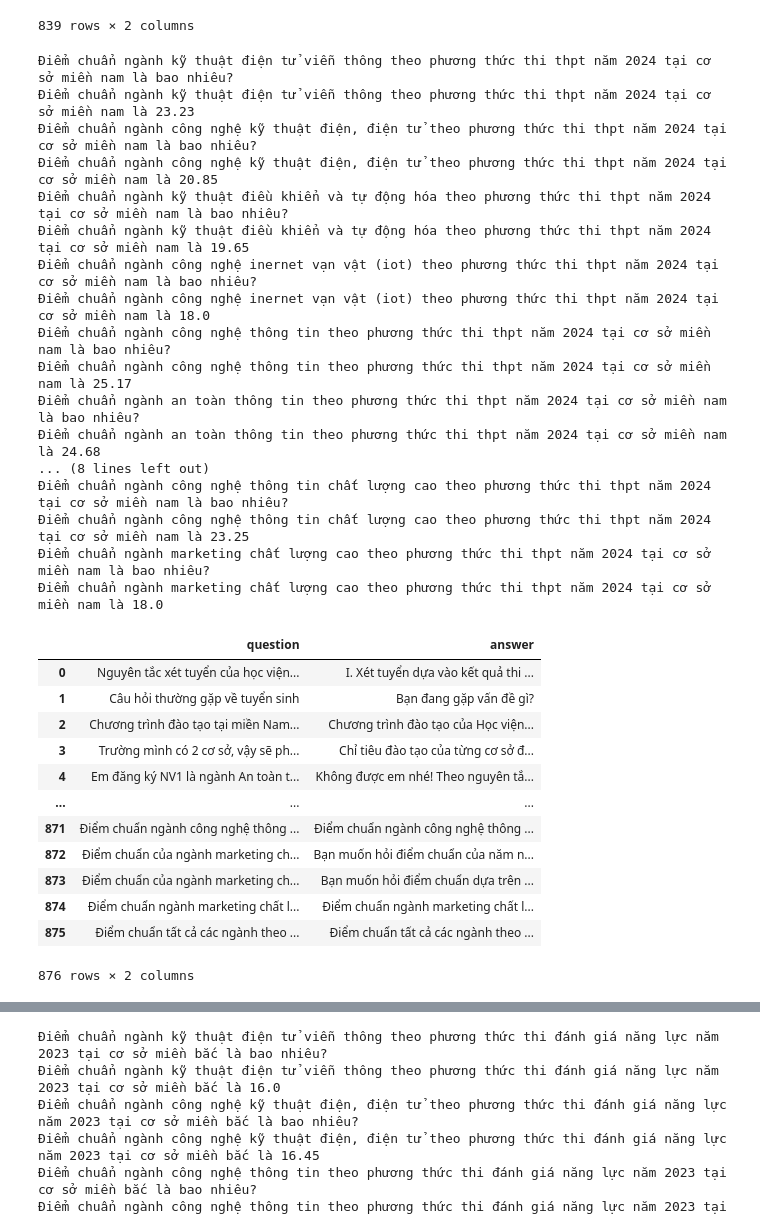
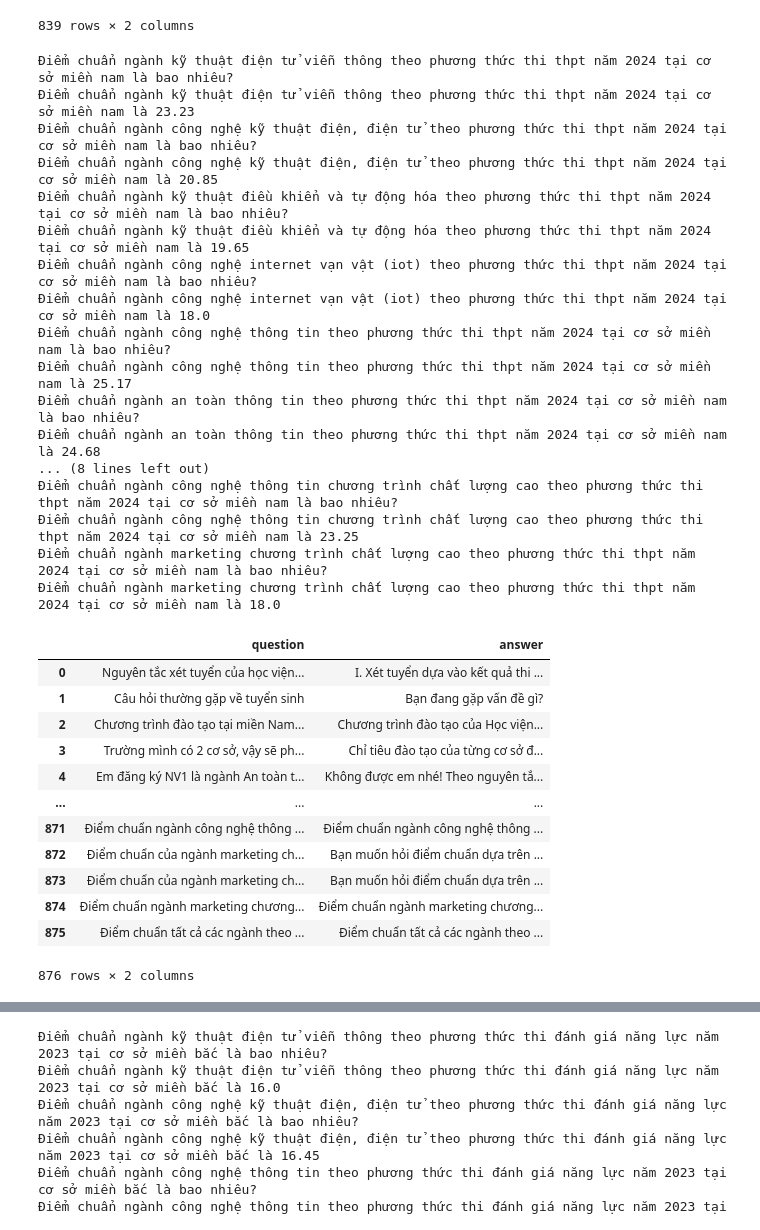
Before and after one commit to NguyenVanDuc0405/retrieval_chatbots, a Jupyter notebook: preprocess.ipynb, the cells around one changed output, grey strips where cells are left out. Drawn from its saved outputs; the diff is of its cells as text; code cells hidden in the pictures.

```diff
--- a/preprocess.ipynb
+++ b/preprocess.ipynb
@@ -957,7 +957,7 @@ data['question'].append(q2)
 data['answer'].append(a2.rstrip())
 
 q3 = "Điểm chuẩn tất cả các ngành năm 2021?"
-a3 = "Bạn muốn hỏi điểm chuẩn dựa trên phương thức xét tuyển nào, cơ sở miền bắc hay nam? Ví dụ về phương thức xét tuyển như xét tuyển kết hợp, thi thpt, đánh giá năng lực, đánh giá tư duy."
+a3 = "Bạn muốn hỏi điểm chuẩn dựa trên phương thức xét tuyển nào, cơ sở miền bắc hay nam? Ví dụ về phương thức xét tuyển như xét tuyển kết hợp, thi thpt."
 data['question'].append(q3)
 data['answer'].append(a3.rstrip())
 
@@ -1122,7 +1122,7 @@ for i in range(len(df)):
     a = a + df['Tên ngành'].iloc[i].lower().capitalize() + ": " + str(df['Điểm chuẩn'].iloc[i]) + "\n"
 
     q111 = "Điểm chuẩn của ngành " + df['Tên ngành'].iloc[i].lower() + " năm 2021 là bao nhiêu?"
-    a111 = "Bạn muốn hỏi điểm chuẩn dựa trên phương thức xét tuyển nào, cơ sở miền bắc hay nam? Ví dụ về phương thức xét tuyển như xét tuyển kết hợp, thi thpt, đánh giá năng lực, đánh giá tư duy."
+    a111 = "Bạn muốn hỏi điểm chuẩn dựa trên phương thức xét tuyển nào, cơ sở miền bắc hay nam? Ví dụ về phương thức xét tuyển như xét tuyển kết hợp, thi thpt."
     data['question'].append(q111)
     data['answer'].append(a111)
 
@@ -1183,7 +1183,7 @@ for i in range(len(df)):
     a = a + df['Tên ngành'].iloc[i].lower().capitalize() + ": " + str(df['Điểm chuẩn'].iloc[i]) + "\n"
 
     q111 = "Điểm chuẩn của ngành " + df['Tên ngành'].iloc[i].lower() + " là bao nhiêu?"
-    a111 = "Bạn muốn hỏi điểm chuẩn của năm nào (chỉ có thông tin của năm >= 2021), dựa trên phương thức xét tuyển nào, cơ sở miền bắc hay nam? Ví dụ về phương thức xét tuyển như xét tuyển kết hợp, thi thpt, đánh giá năng lực, đánh giá tư duy."
+    a111 = "Bạn muốn hỏi điểm chuẩn dựa trên phương thức xét tuyển nào, cơ sở miền bắc hay nam? Ví dụ về phương thức xét tuyển như xét tuyển kết hợp, thi thpt, đánh giá năng lực, đánh giá tư duy."
     data['question'].append(q111)
     data['answer'].append(a111)
 
@@ -1371,7 +1371,7 @@ a = "Điểm chuẩn tất cả các ngành theo phương thức thi thpt 2021 t
 for i in range(len(df)):
     a = a + df['Tên ngành'].iloc[i].lower().capitalize() + ": " + str(df['Điểm chuẩn'].iloc[i]) + "\n"
     q111 = "Điểm chuẩn của ngành " + df['Tên ngành'].iloc[i].lower() + " năm 2021 là bao nhiêu?"
-    a111 = "Bạn muốn hỏi điểm chuẩn dựa trên phương thức xét tuyển nào, cơ sở miền bắc hay nam? Ví dụ về phương thức xét tuyển như xét tuyển kết hợp, thi thpt, đánh giá năng lực, đánh giá tư duy."
+    a111 = "Bạn muốn hỏi điểm chuẩn dựa trên phương thức xét tuyển nào, cơ sở miền bắc hay nam? Ví dụ về phương thức xét tuyển như xét tuyển kết hợp, thi thpt."
     data['question'].append(q111)
     data['answer'].append(a111)
     q25 = "Điểm chuẩn ngành " + df['Tên ngành'].iloc[i].lower() + " theo phương thức thi thpt năm 2021 tại cơ sở miền nam là bao nhiêu?"
@@ -1431,7 +1431,7 @@ a = "Điểm chuẩn tất cả các ngành theo phương thức thi thpt 2024 t
 for i in range(len(df)):
     a = a + df['Tên ngành'].iloc[i].lower().capitalize() + ": " + str(df['Điểm chuẩn'].iloc[i]) + "\n"
     q111 = "Điểm chuẩn của ngành " + df['Tên ngành'].iloc[i].lower() + " là bao nhiêu?"
-    a111 = "Bạn muốn hỏi điểm chuẩn của năm nào (chỉ có thông tin của năm >= 2021), dựa trên phương thức xét tuyển nào, cơ sở miền bắc hay nam? Ví dụ về phương thức xét tuyển như xét tuyển kết hợp, thi thpt, đánh giá năng lực, đánh giá tư duy."
+    a111 = "Bạn muốn hỏi điểm chuẩn dựa trên phương thức xét tuyển nào, cơ sở miền bắc hay nam? Ví dụ về phương thức xét tuyển như xét tuyển kết hợp, thi thpt, đánh giá năng lực, đánh giá tư duy."
     data['question'].append(q111)
     data['answer'].append(a111)
     q111 = "Điểm chuẩn của ngành " + df['Tên ngành'].iloc[i].lower() + " năm 2024 là bao nhiêu?"
@@ -1442,42 +1442,42 @@ for i in range(len(df)):
     a25 = "Điểm chuẩn ngành " + df['Tên ngành'].iloc[i].lower() + " theo phương thức thi thpt năm 2024 tại cơ sở miền nam là " + str(df['Điểm chuẩn'].iloc[i])
     print(q25)
     print(a25)
     data['question'].append(q25)
     data['answer'].append(a25)
 
 data['question'].append(q)
 data['answer'].append(a.rstrip())
 data_frame = pd.DataFrame(data)
 data_frame
 # %% [output]
 Điểm chuẩn ngành kỹ thuật điện tử viễn thông theo phương thức thi thpt năm 2024 tại cơ sở miền nam là bao nhiêu?
 Điểm chuẩn ngành kỹ thuật điện tử viễn thông theo phương thức thi thpt năm 2024 tại cơ sở miền nam là 23.23
 Điểm chuẩn ngành công nghệ kỹ thuật điện, điện tử theo phương thức thi thpt năm 2024 tại cơ sở miền nam là bao nhiêu?
 Điểm chuẩn ngành công nghệ kỹ thuật điện, điện tử theo phương thức thi thpt năm 2024 tại cơ sở miền nam là 20.85
 Điểm chuẩn ngành kỹ thuật điều khiển và tự động hóa theo phương thức thi thpt năm 2024 tại cơ sở miền nam là bao nhiêu?
 Điểm chuẩn ngành kỹ thuật điều khiển và tự động hóa theo phương thức thi thpt năm 2024 tại cơ sở miền nam là 19.65
-Điểm chuẩn ngành công nghệ inernet vạn vật (iot) theo phương thức thi thpt năm 2024 tại cơ sở miền nam là bao nhiêu?
-Điểm chuẩn ngành công nghệ inernet vạn vật (iot) theo phương thức thi thpt năm 2024 tại cơ sở miền nam là 18.0
+Điểm chuẩn ngành công nghệ internet vạn vật (iot) theo phương thức thi thpt năm 2024 tại cơ sở miền nam là bao nhiêu?
+Điểm chuẩn ngành công nghệ internet vạn vật (iot) theo phương thức thi thpt năm 2024 tại cơ sở miền nam là 18.0
 Điểm chuẩn ngành công nghệ thông tin theo phương thức thi thpt năm 2024 tại cơ sở miền nam là bao nhiêu?
 Điểm chuẩn ngành công nghệ thông tin theo phương thức thi thpt năm 2024 tại cơ sở miền nam là 25.17
 Điểm chuẩn ngành an toàn thông tin theo phương thức thi thpt năm 2024 tại cơ sở miền nam là bao nhiêu?
 Điểm chuẩn ngành an toàn thông tin theo phương thức thi thpt năm 2024 tại cơ sở miền nam là 24.68
 ... (8 lines left out)
-Điểm chuẩn ngành công nghệ thông tin chất lượng cao theo phương thức thi thpt năm 2024 tại cơ sở miền nam là bao nhiêu?
-Điểm chuẩn ngành công nghệ thông tin chất lượng cao theo phương thức thi thpt năm 2024 tại cơ sở miền nam là 23.25
-Điểm chuẩn ngành marketing chất lượng cao theo phương thức thi thpt năm 2024 tại cơ sở miền nam là bao nhiêu?
-Điểm chuẩn ngành marketing chất lượng cao theo phương thức thi thpt năm 2024 tại cơ sở miền nam là 18.0
+Điểm chuẩn ngành công nghệ thông tin chương trình chất lượng cao theo phương thức thi thpt năm 2024 tại cơ sở miền nam là bao nhiêu?
+Điểm chuẩn ngành công nghệ thông tin chương trình chất lượng cao theo phương thức thi thpt năm 2024 tại cơ sở miền nam là 23.25
+Điểm chuẩn ngành marketing chương trình chất lượng cao theo phương thức thi thpt năm 2024 tại cơ sở miền nam là bao nhiêu?
+Điểm chuẩn ngành marketing chương trình chất lượng cao theo phương thức thi thpt năm 2024 tại cơ sở miền nam là 18.0
 |  | question | answer |
 | 0 | Nguyên tắc xét tuyển của học viện... | I. Xét tuyển dựa vào kết quả thi ... |
 | 1 | Câu hỏi thường gặp về tuyển sinh | Bạn đang gặp vấn đề gì? |
 | 2 | Chương trình đào tạo tại miền Nam... | Chương trình đào tạo của Học viện... |
 | 3 | Trường mình có 2 cơ sở, vậy sẽ ph... | Chỉ tiêu đào tạo của từng cơ sở đ... |
 | 4 | Em đăng ký NV1 là ngành An toàn t... | Không được em nhé! Theo nguyên tắ... |
 | ... | ... | ... |
 | 871 | Điểm chuẩn ngành công nghệ thông ... | Điểm chuẩn ngành công nghệ thông ... |
-| 872 | Điểm chuẩn của ngành marketing ch... | Bạn muốn hỏi điểm chuẩn của năm n... |
+| 872 | Điểm chuẩn của ngành marketing ch... | Bạn muốn hỏi điểm chuẩn dựa trên ... |
 | 873 | Điểm chuẩn của ngành marketing ch... | Bạn muốn hỏi điểm chuẩn dựa trên ... |
-| 874 | Điểm chuẩn ngành marketing chất l... | Điểm chuẩn ngành marketing chất l... |
+| 874 | Điểm chuẩn ngành marketing chương... | Điểm chuẩn ngành marketing chương... |
 | 875 | Điểm chuẩn tất cả các ngành theo ... | Điểm chuẩn tất cả các ngành theo ... |
 876 rows × 2 columns
 # %%
```
Also changed, not shown: parts of 18 cells of this notebook, 24 other files.
